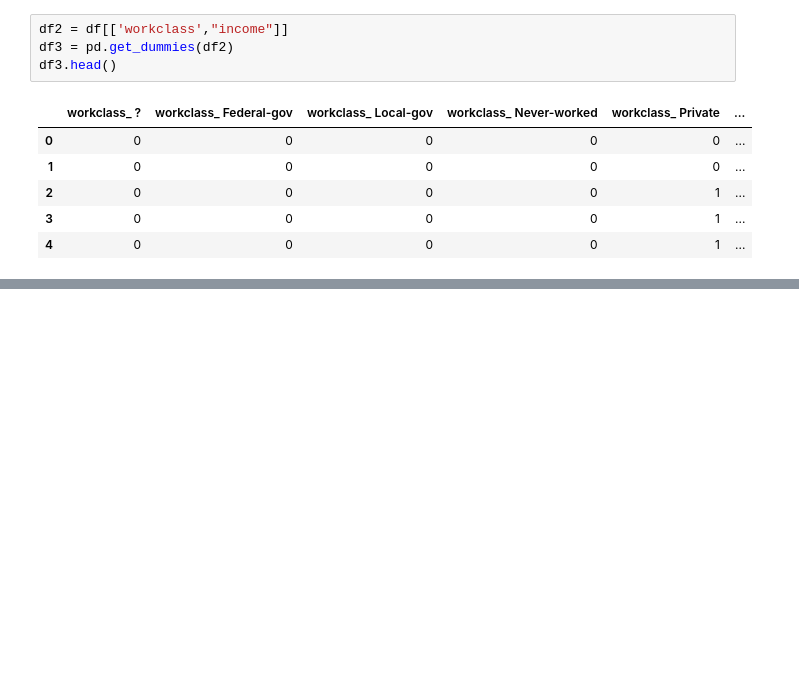
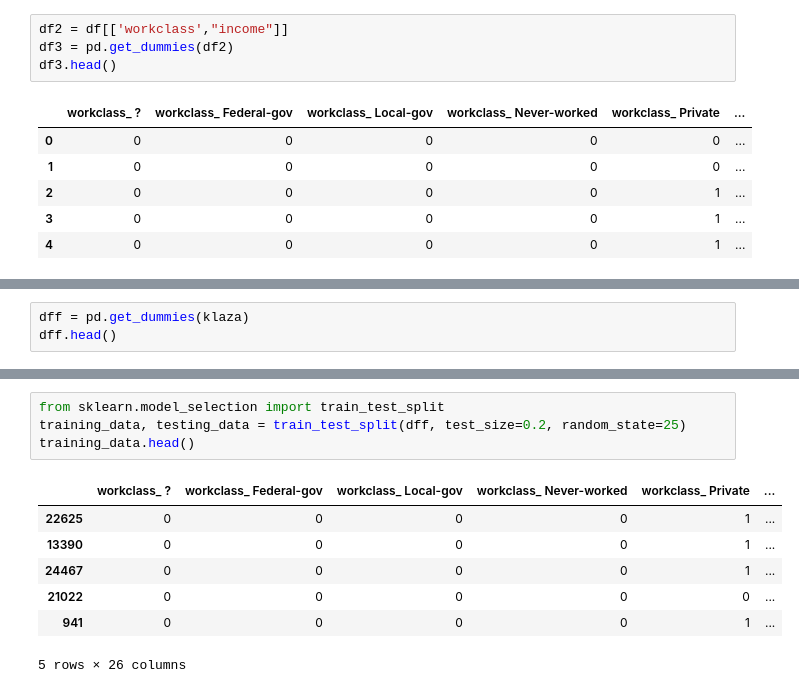
Before and after one commit to Kla10011/FRA503-MACHINE-LEARNING, a Jupyter notebook: Week 4 Materials/adult.ipynb, the cells around one changed output, grey strips where cells are left out. Saved outputs shown, nothing was run; the diff lists cells and outputs as text; blank space fills up the shorter version.

```diff
--- a/Week 4 Materials/adult.ipynb
+++ b/Week 4 Materials/adult.ipynb
@@ -82,0 +83,3 @@ sns.pairplot(df3,hue="workclass_ Private")
+# %%
+dff = pd.get_dummies(klaza)
+dff.head()
@@ -82,0 +94,12 @@ sns.pairplot(df3,hue="workclass_ Private")
+# %%
+from sklearn.model_selection import train_test_split
+training_data, testing_data = train_test_split(dff, test_size=0.2, random_state=25)
+training_data.head()
+# %% [output]
+|  | workclass_ ? | workclass_ Federal-gov | workclass_ Local-gov | workclass_ Never-worked | workclass_ Private | ... |
+| 22625 | 0 | 0 | 0 | 0 | 1 | ... |
+| 13390 | 0 | 0 | 0 | 0 | 1 | ... |
+| 24467 | 0 | 0 | 0 | 0 | 1 | ... |
+| 21022 | 0 | 0 | 0 | 0 | 0 | ... |
+| 941 | 0 | 0 | 0 | 0 | 1 | ... |
+5 rows × 26 columns
```
Also changed, not shown: parts of 10 cells of this notebook, 2 other files.
